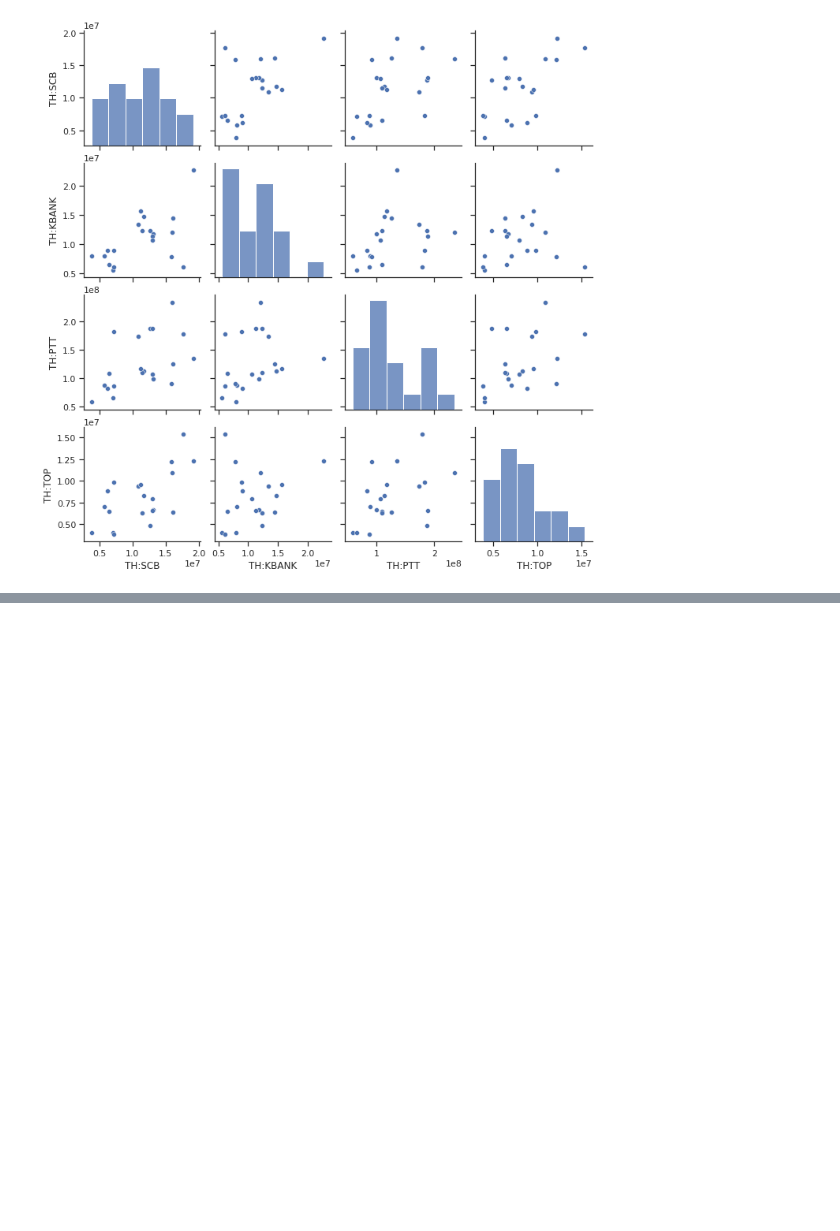
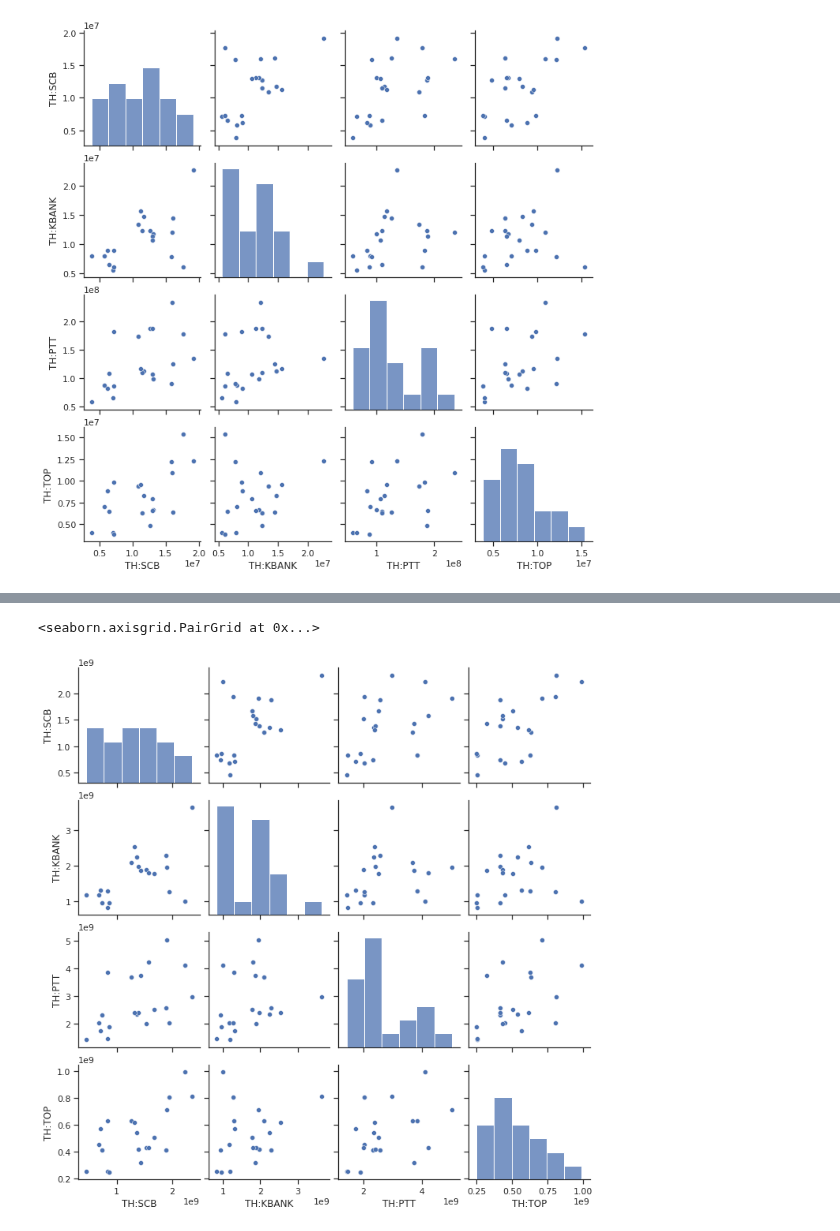
Before and after one commit to chayapan/thesis, a Jupyter notebook: 2.0 Feature Engineering/ClusteringAnalysis/ScatterplotMatrix-StockAndFeature.ipynb, the cells around one changed output, grey strips where cells are left out. Cells and saved outputs as stored; diff of their text form; code cells hidden in the pictures; blank space fills up the shorter version.

```diff
--- a/2.0 Feature Engineering/ClusteringAnalysis/ScatterplotMatrix-StockAndFeature.ipynb
+++ b/2.0 Feature Engineering/ClusteringAnalysis/ScatterplotMatrix-StockAndFeature.ipynb
@@ -258,0 +263,7 @@ sns.pairplot(df)
+# %%
+sql = """SELECT f.date, f.stock, f.VA FROM set100_daily_fact f
+WHERE f.date BETWEEN '2016-01-01' AND '2016-02-01'
+AND f.stock IN ('TH:SCB','TH:KBANK','TH:PTT','TH:TOP')
+;"""
+df_fact = pd.read_sql(sql, dataset_db)
+df_fact
@@ -258,0 +284,12 @@ sns.pairplot(df)
+# %%
+# VA
+
+stocks = ('TH:SCB','TH:KBANK','TH:PTT','TH:TOP')
+
+series = []
+for s in stocks:
+    s1 = df_fact[df_fact['stock']==s][['date','VA']]
+    s1 = s1.set_index('date').rename(columns={'VA':s})
+    series.append(s1)
+df = pd.concat(series, axis=1)
+df
@@ -258,0 +315,5 @@ sns.pairplot(df)
+# %%
+sns.pairplot(df)
+# %% [output]
+<seaborn.axisgrid.PairGrid at 0x...>
+[figure, added]
```
Also changed, not shown: parts of 8 cells of this notebook.
